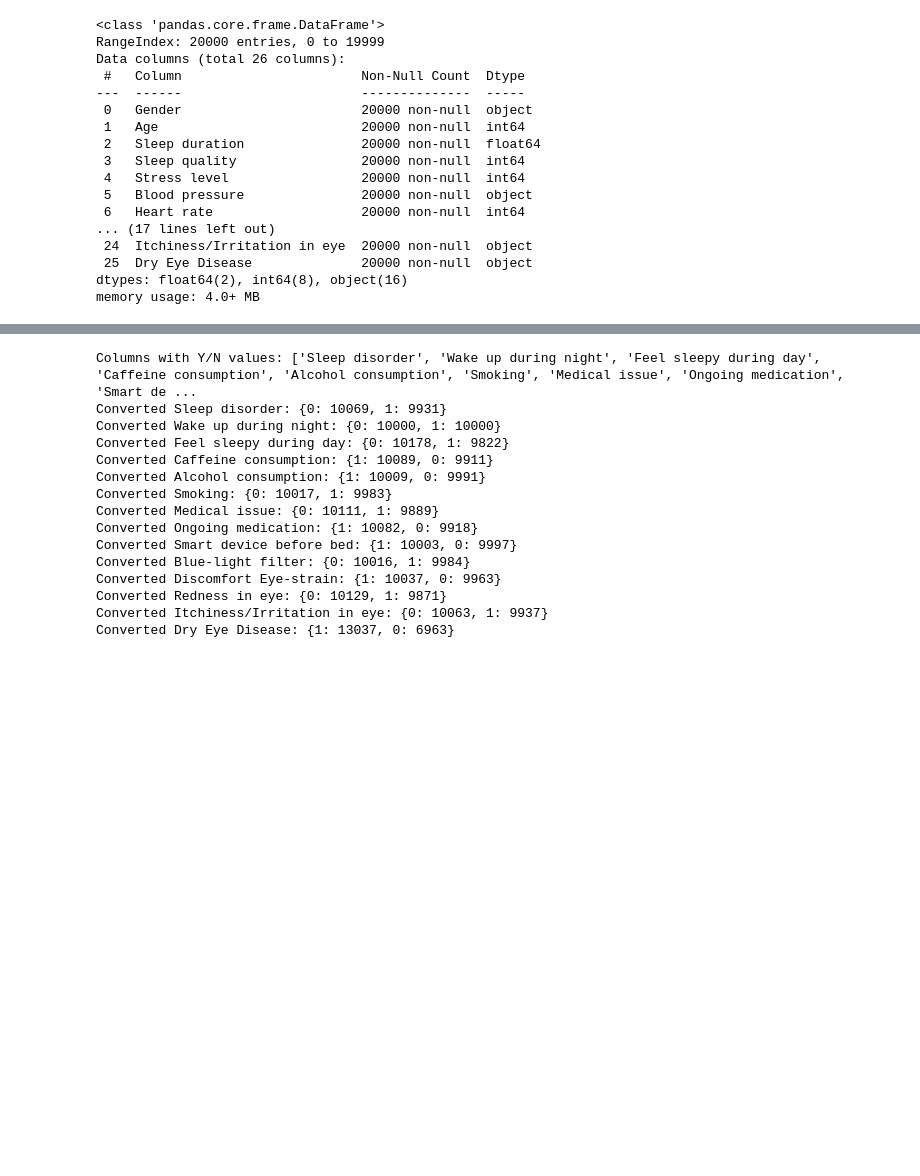
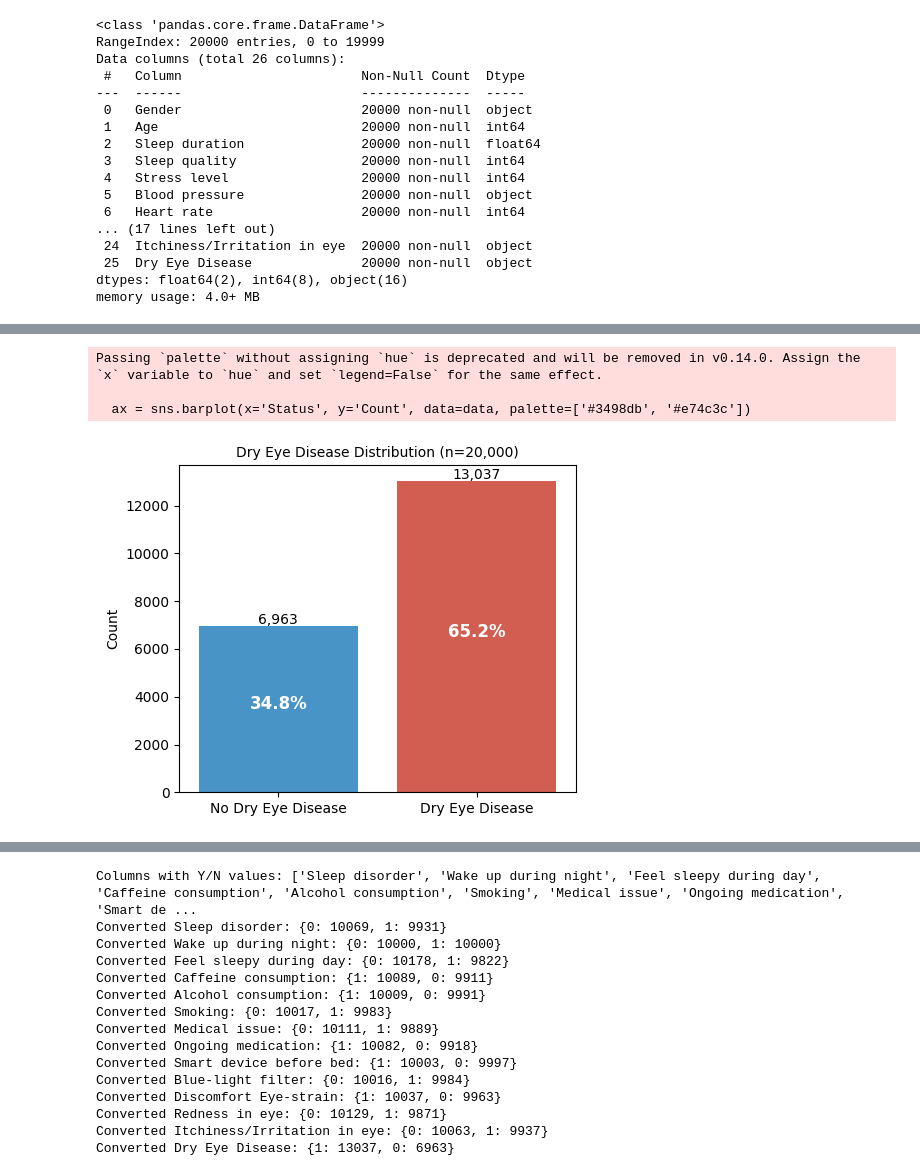
Before and after one commit to adialyssa/Dry-Eye-Disease-Pre-Processing, a Jupyter notebook: dry_eye_dataset(Pre-Processing).ipynb, the cells around one changed output, grey strips where cells are left out. Drawn from its saved outputs; the diff is of its cells as text; code cells hidden in the pictures; blank space fills up the shorter version.

```diff
--- a/dry_eye_dataset(Pre-Processing).ipynb
+++ b/dry_eye_dataset(Pre-Processing).ipynb
@@ -69,0 +268,40 @@ df_PP.head(4)
+# %%
+# Count dry eye occurrences
+dry_eye_counts = df_PP['Dry Eye Disease'].value_counts()
+no_dry_eye = dry_eye_counts.get(0, 0)
+has_dry_eye = dry_eye_counts.get(1, 0)
+total = no_dry_eye + has_dry_eye
+
+# Create a DataFrame for the bar chart
+import pandas as pd
+data = pd.DataFrame({
+    'Status': ['No Dry Eye Disease', 'Dry Eye Disease'],
+    'Count': [no_dry_eye, has_dry_eye]
+})
+
+# Create bar chart
+plt.figure(figsize=(5, 4))
+ax = sns.barplot(x='Status', y='Count', data=data, palette=['#3498db', '#e74c3c'])
+
+# Add count and percentage labels on bars
+for i, p in enumerate(ax.patches):
+    height = p.get_height()
+    percentage = (height / total) * 100
+    ax.text(p.get_x() + p.get_width()/2., height + 100,
+            f'{int(height):,}',
+            ha='center')
+    ax.text(p.get_x() + p.get_width()/2., height/2,
+            f'{percentage:.1f}%',
+            ha='center', color='white', fontsize=12, fontweight='bold')
+
+# Customize the chart
+plt.title(f'Dry Eye Disease Distribution (n={total:,})', fontsize=10)
+plt.xlabel('')
+plt.ylabel('Count')
+plt.tight_layout()
+plt.show()
+# %% [output]
+Passing `palette` without assigning `hue` is deprecated and will be removed in v0.14.0. Assign the `x` variable to `hue` and set `legend=False` for the same effect.
+
+  ax = sns.barplot(x='Status', y='Count', data=data, palette=['#3498db', '#e74c3c'])
+[figure, added]
```
Also changed, not shown: parts of 29 cells of this notebook.
